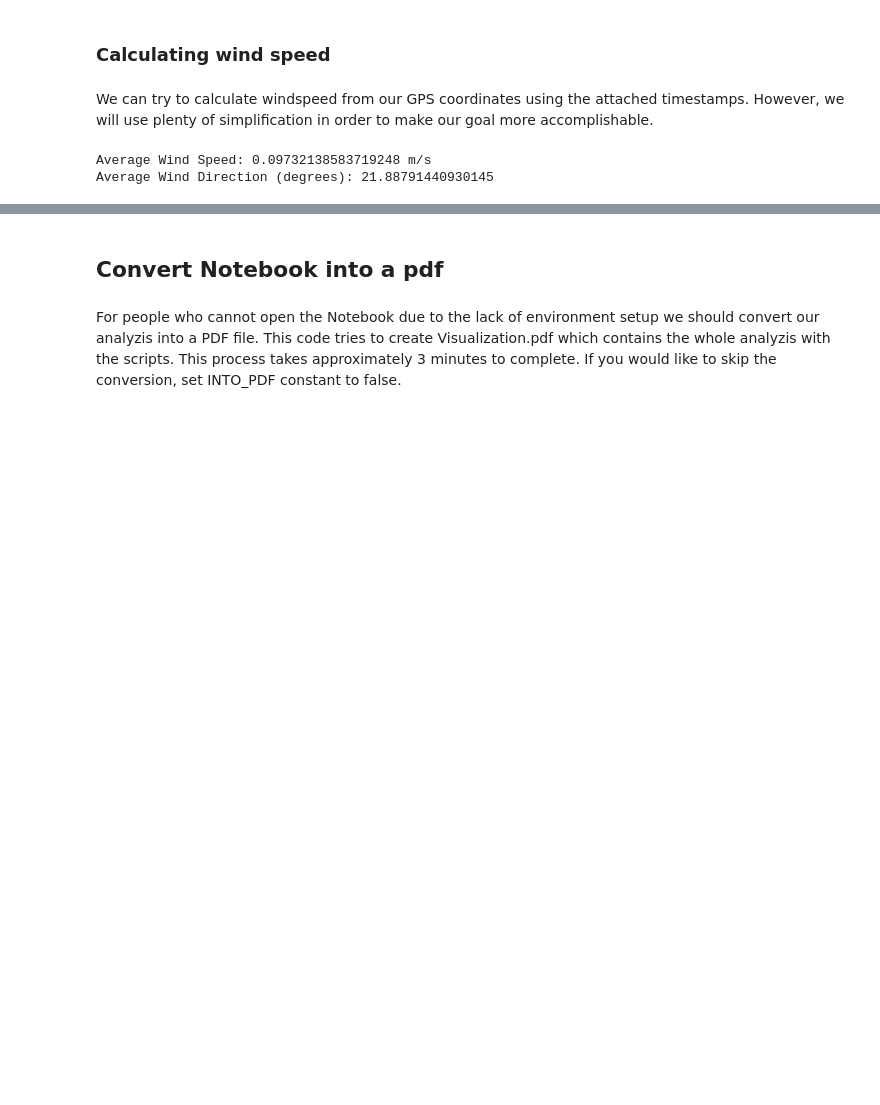
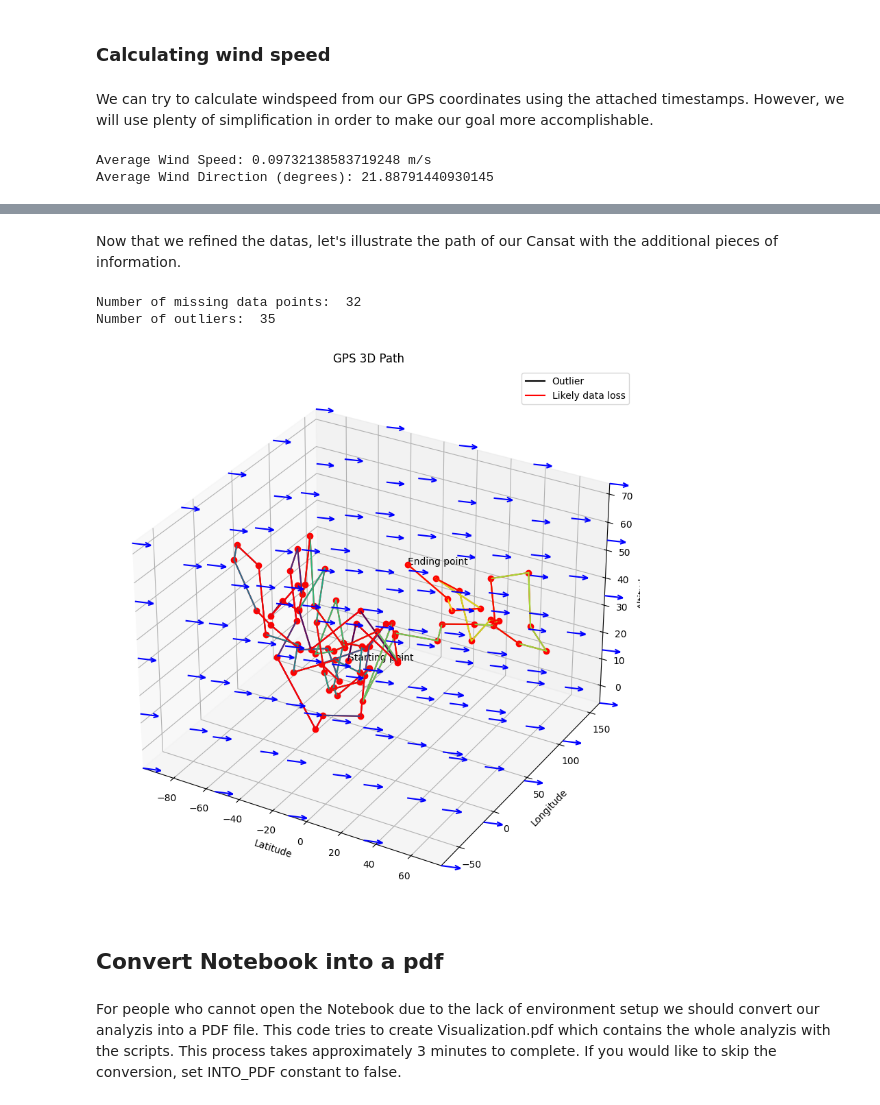
Before and after one commit to KarmaDemon/MGZ-CanSat-Ground-station, a Jupyter notebook: Visualization.ipynb, the cells around one changed output, grey strips where cells are left out. Cells and saved outputs as stored; diff of their text form; code cells hidden in the pictures; blank space fills up the shorter version.

```diff
--- a/Visualization.ipynb
+++ b/Visualization.ipynb
@@ -613,3 +567,82 @@ Average Wind Direction (degrees): 21.88791440930145
+# %% [markdown]
+Now that we refined the datas, let's illustrate the path of our Cansat with the additional pieces of information.
+# %%
+average_wind_speed = 10
+
+try:
+    first_time = True
+    first_time_outlier = True
+    if len(gpses) > 0:
+        print("Number of missing data points: ", sum(1 for gps in gpses if gps.missing_data))
+        print("Number of outliers: ", sum(1 for gps in gpses if gps.is_outlier))
+
+        # Calculate the bounds of the cube
+        min_lat, max_lat = min([gps.latitude for gps in gpses]), max([gps.latitude for gps in gpses])
+        min_lon, max_lon = min([gps.longitude for gps in gpses]), max([gps.longitude for gps in gpses])
+        min_alt, max_alt = min([gps.altitude for gps in gpses]), max([gps.altitude for gps in gpses])
+
+        # Create a 3D grid of points within the cube
+        grid_size = 5
+        lat_grid = np.linspace(min_lat - 0.1 * (max_lat - min_lat), max_lat + 0.1 * (max_lat - min_lat), grid_size)
+        lon_grid = np.linspace(min_lon - 0.1 * (max_lon - min_lon), max_lon + 0.1 * (max_lon - min_lon), grid_size)
+        alt_grid = np.linspace(min_alt - 0.1 * (max_alt - min_alt), max_alt + 0.1 * (max_alt - min_alt), grid_size)
+        lat_grid, lon_grid, alt_grid = np.meshgrid(lat_grid, lon_grid, alt_grid)
+
+        # Calculate the wind vectors at each point in the grid
+        wind_vectors = np.zeros((grid_size, grid_size, grid_size, 3))
+        for i in range(grid_size):
+            for j in range(grid_size):
+                for k in range(grid_size):
+                    wind_vectors[i, j, k, :] = average_wind_speed * np.array([np.cos(average_wind_direction), np.sin(average_wind_direction), 0])
+
+        # 3D path map
+        fig = plt.figure(figsize=(10, 14))
+        ax = plt.axes(projection='3d')
+        ax.quiver(lat_grid, lon_grid, alt_grid, wind_vectors[:, :, :, 0], wind_vectors[:, :, :, 1], wind_vectors[:, :, :, 2], color='blue')
+        # Plot the GPS data
+        ax.plot3D([gps.latitude for gps in gpses], [gps.longitude for gps in gpses], [gps.altitude for gps in gpses], 'ro-')
+
+        for i in range(len(gpses) - 1):
+            ax.plot3D([gpses[i].latitude, gpses[i+1].latitude],
+                        [gpses[i].longitude, gpses[i+1].longitude],
+                        [gpses[i].altitude, gpses[i+1].altitude],
+                        color=colors[i])
+        ax.text(gpses[0].latitude, gpses[0].longitude, gpses[0].altitude, 'Starting point', size=10, zorder=1, color='k')
+        ax.text(gpses[-1].latitude, gpses[-1].longitude, gpses[-1].altitude, 'Ending point', size=10, zorder=1, color='k')
+        ax.set_xlim(min_lat - 0.1 * (max_lat - min_lat), max_lat + 0.1 * (max_lat - min_lat))
+        ax.set_ylim(min_lon - 0.1 * (max_lon - min_lon), max_lon + 0.1 * (max_lon - min_lon))
+        ax.set_zlim(min_alt - 0.1 * (max_alt - min_alt), max_alt + 0.1 * (max_alt - min_alt))
+        ax.set_xlabel('Latitude')
+        ax.set_ylabel('Longitude')
+        ax.set_zlabel('Altitude')
+        ax.set_title('GPS 3D Path')
+
+        """wind_speeds_3d = np.column_stack((wind_speeds[:-1] * np.cos(wind_directions[:-1]), wind_speeds[:-1] * np.sin(wind_directions[:-1]), np.zeros_like(wind_speeds[:-1])))
+        ax.quiver([gps.latitude for gps in gpses[:-1]], [gps.longitude for gps in gpses[:-1]], [gps.altitude for gps in gpses[:-1]], wind_speeds_3d[:, 0], wind_speeds_3d[:, 1], wind_speeds_3d[:, 2], color='blue', length=0.1, normalize=True)
+"""
+        for i, gps in enumerate(gpses[1:], start=1):
+            if gps.missing_data:
+                ax.plot([gpses[i-1].latitude, gps.latitude], [gpses[i-1].longitude, gps.longitude], [gpses[i-1].altitude, gps.altitude], '-', color='red', label='Likely data loss' if first_time else '')
+                first_time = False
+            if gps.is_outlier:
+                ax.plot([gps.latitude], [gps.longitude], [gps.altitude], '-', color='black', label='Outlier' if first_time_outlier else '')
+                first_time_outlier = False
+        plt.legend()
+        try:
+            if os.path.exists('graphs/pngs/GPS_3D_refined.png'):
+                os.remove('graphs/pngs/GPS_3D_refined.png')
+            plt.savefig('graphs/pngs/GPS_3D_refined.png', format='png')
+            with open('graphs/pkls/GPS_3D_refined.pkl', 'wb') as file:
+                pickle.dump(fig, file)
+        except Exception as e:
+            logger.error(f"Error saving the GPS data: {e}")
+        plt.show()
+except Exception as e:
+    logger.error(f"Error visualizing data: {e}")
+# %% [output]
+Number of missing data points:  32
+Number of outliers:  35
+[figure, added]
 # %% [markdown]
 ## Convert Notebook into a pdf
 # %% [markdown]
```
Also changed, not shown: parts of 6 cells of this notebook, 12 other files.
